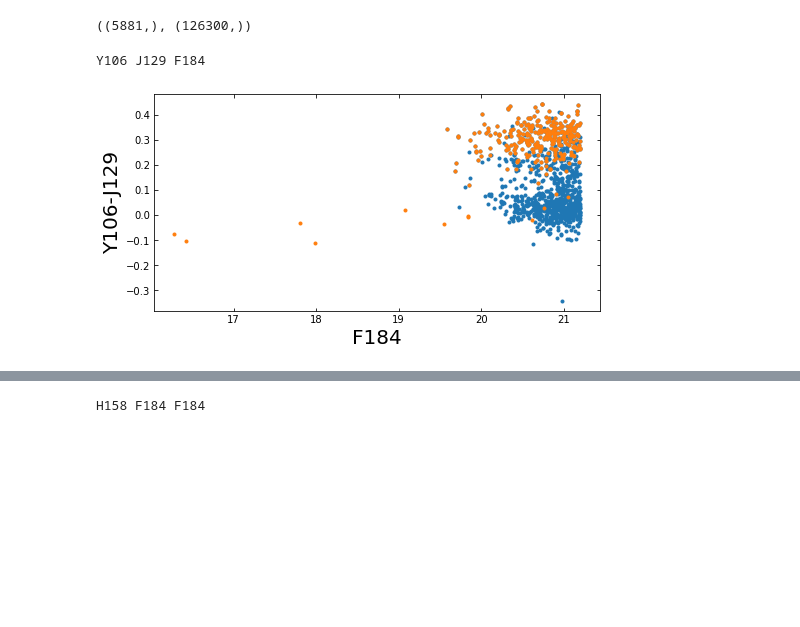
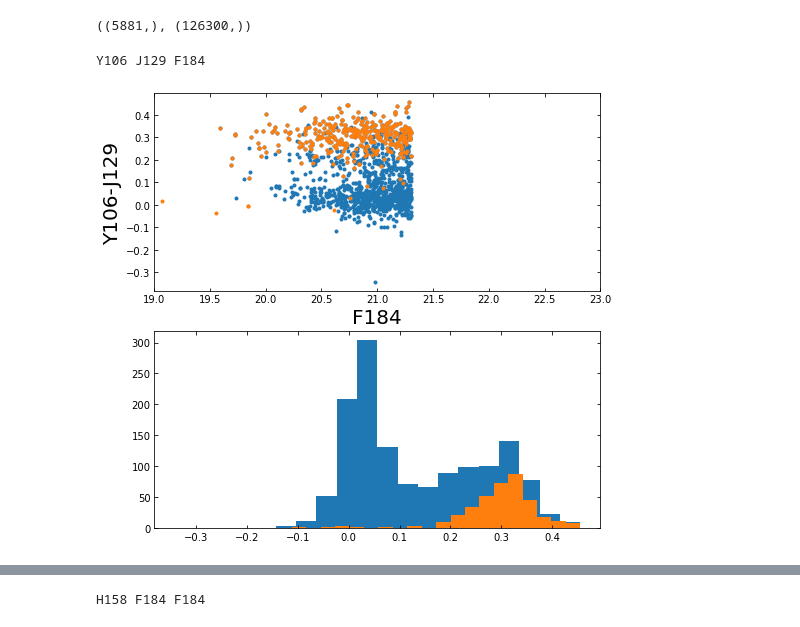
Before and after one commit to Zhiyuan-G/Rubin-Roman-redmagic, a Jupyter notebook: Roman-sed-match-red-gal.ipynb, the cells around one changed output, grey strips where cells are left out. Cells and saved outputs as stored; diff of their text form; code cells hidden in the pictures; blank space fills up the shorter version.

```diff
--- a/Roman-sed-match-red-gal.ipynb
+++ b/Roman-sed-match-red-gal.ipynb
@@ -65,24 +67,28 @@ def plot_c_vs_m_roman (ax,c1,c2,ref_m,z_mask,data_z_mask,ref_cut):
     CUT = mag_ref < ref_cut
     CUT_all = mag_ref_data < ref_cut
 
-    ax.plot(mag_ref_data[CUT_all],color_data[CUT_all],'.')
-    ax.plot(mag_ref[CUT],color[CUT],'.')
+    ax[0].plot(mag_ref_data[CUT_all],color_data[CUT_all],'.')
+    ax[0].plot(mag_ref[CUT],color[CUT],'.')
+    #ax.hist(color_data[CUT_all])
     #ax.set_ylim(color.mean()-1,color.mean()+1)
     #ax.set_xlim(mag_ref.mean()-5,mag_ref.mean()-1)
-    ax.set_ylabel('%s-%s'%(c1,c2),fontsize= 20)
-    ax.set_xlabel(ref_m,fontsize = 20)
+    ax[0].set_ylabel('%s-%s'%(c1,c2),fontsize= 20)
+    ax[0].set_xlabel(ref_m,fontsize = 20)
+    ax[0].set_xlim(19,23)
+    ax[1].hist(color_data[CUT_all],bins = 20)
+    ax[1].hist(color[CUT],bins = 20)
     print(c1,c2,ref_m)
 # %%
 z_low = 1.2
 z_high = 1.22
 roman_z_mask = (z_all > z_low) & (z_all < z_high)
 z_mask = (zs > z_low) & (zs < z_high)
 fr = ['Y106','J129','H158','F184']
-f,ax = plt.subplots(1,1,figsize = (8,4))
-plot_c_vs_m_roman(ax = ax,c1 = fr[0],c2 = fr[1],ref_m=fr[-1],z_mask=z_mask,data_z_mask=roman_z_mask,ref_cut = 21.2)
+f,ax = plt.subplots(2,1,figsize = (8,8))
+plot_c_vs_m_roman(ax = ax,c1 = fr[0],c2 = fr[1],ref_m=fr[-1],z_mask=z_mask,data_z_mask=roman_z_mask,ref_cut = 21.3025316614033)
 # %% [output]
 Y106 J129 F184
-[figure, old version]
+[figure, new version]
 # %%
 z_low = 1.36
 z_high = 1.38
```
Also changed, not shown: parts of 14 cells of this notebook.
